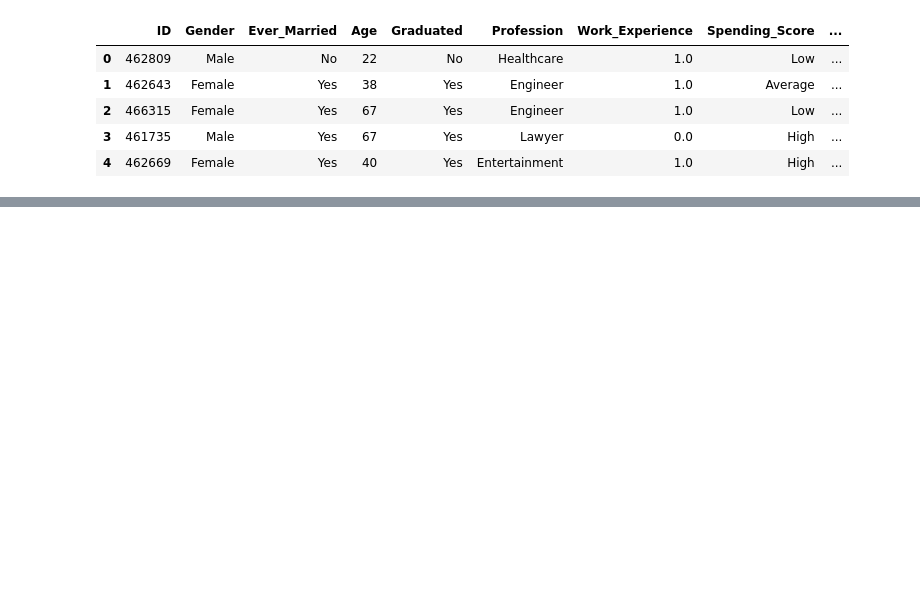
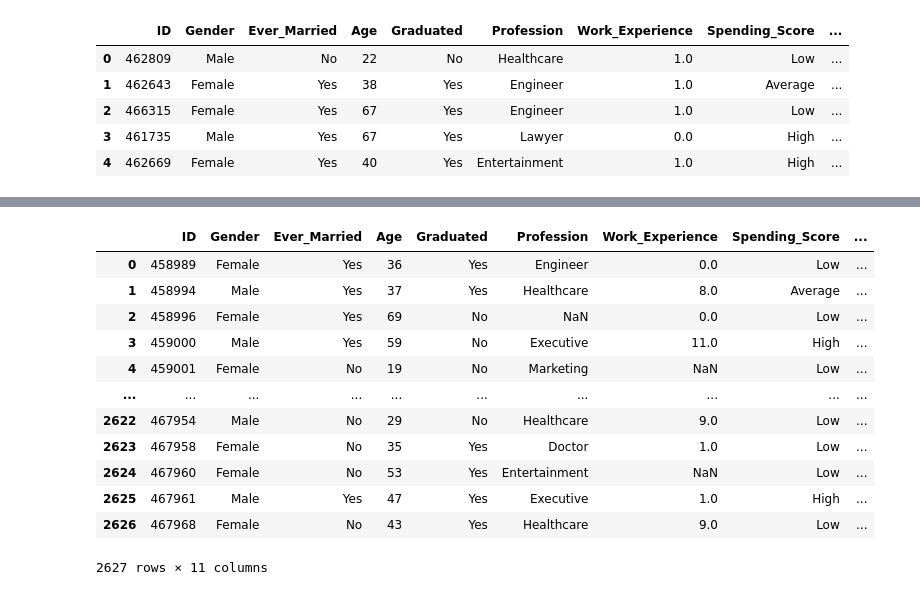
Before and after one commit to Aditk23/Customer_Segmentation, a Jupyter notebook: segmentation.ipynb, the cells around one changed output, grey strips where cells are left out. Cells and saved outputs as stored; diff of their text form; code cells hidden in the pictures; blank space fills up the shorter version.

```diff
--- a/segmentation.ipynb
+++ b/segmentation.ipynb
@@ -28,0 +105,19 @@ data.head()
+# %%
+# As this dataset is from a cometition on AnalyticsVidhya we are not given target variable for test data
+
+X_test = testdata.drop('Segmentation',axis=1)
+# %%
+# Scaling data
+
+scaler = StandardScaler()
+X_train_scaled = scaler.fit_transform(X_train)
+
+X_test_scaled = scaler.fit_transform(X_test)
+# %%
+# Implementing KNeighborsClassifier
+
+from sklearn.neighbors import KNeighborsClassifier
+
+model = KNeighborsClassifier(n_neighbors = 1)
+model.fit(X_train_scaled, y_train)
+predictions = model.predict(X_test_scaled)
@@ -28,0 +169,17 @@ data.head()
+# %%
+target_filled = pd.merge(test1 , answer,   on='ID', how ='left' )
+target_filled
+# %% [output]
+|  | ID | Gender | Ever_Married | Age | Graduated | Profession | Work_Experience | Spending_Score | ... |
+| 0 | 458989 | Female | Yes | 36 | Yes | Engineer | 0.0 | Low | ... |
+| 1 | 458994 | Male | Yes | 37 | Yes | Healthcare | 8.0 | Average | ... |
+| 2 | 458996 | Female | Yes | 69 | No | NaN | 0.0 | Low | ... |
+| 3 | 459000 | Male | Yes | 59 | No | Executive | 11.0 | High | ... |
+| 4 | 459001 | Female | No | 19 | No | Marketing | NaN | Low | ... |
+| ... | ... | ... | ... | ... | ... | ... | ... | ... | ... |
+| 2622 | 467954 | Male | No | 29 | No | Healthcare | 9.0 | Low | ... |
+| 2623 | 467958 | Female | No | 35 | Yes | Doctor | 1.0 | Low | ... |
+| 2624 | 467960 | Female | No | 53 | Yes | Entertainment | NaN | Low | ... |
+| 2625 | 467961 | Male | Yes | 47 | Yes | Executive | 1.0 | High | ... |
+| 2626 | 467968 | Female | No | 43 | Yes | Healthcare | 9.0 | Low | ... |
+2627 rows × 11 columns
```
Also changed, not shown: parts of 37 cells of this notebook, 3 other files.
